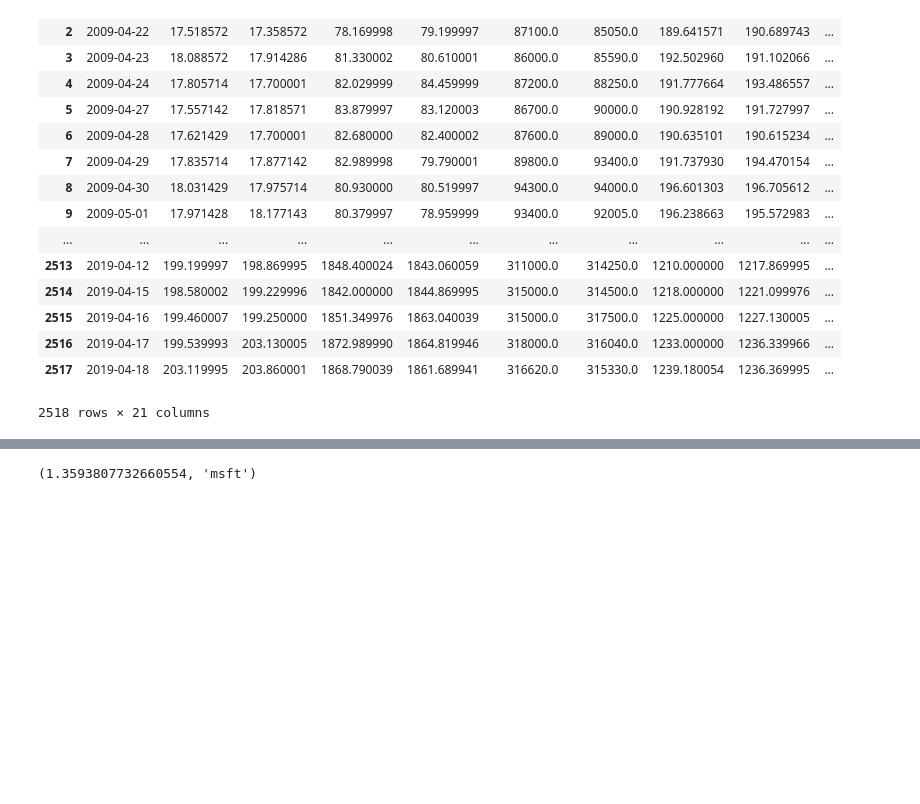
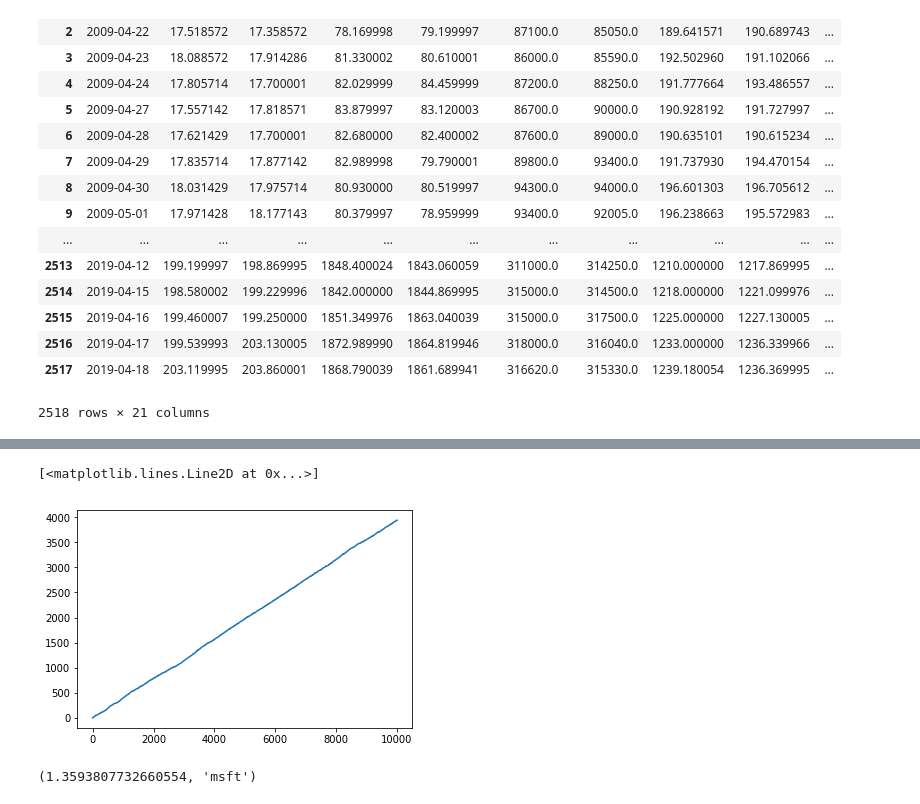
Before and after one commit to jiujianxian/COS-511-Project, a Jupyter notebook: Thompson_Sampling.ipynb, the cells around one changed output, grey strips where cells are left out. Cells and saved outputs as stored; diff of their text form; code cells hidden in the pictures; blank space fills up the shorter version.

```diff
--- a/Thompson_Sampling.ipynb
+++ b/Thompson_Sampling.ipynb
@@ -108,0 +344,5 @@ def Thomason_Sampling(stocks,iterations):
+# %%
+plt.plot(indices, regret)
+# %% [output]
+[<matplotlib.lines.Line2D at 0x...>]
+[figure, added]
```
Also changed, not shown: parts of 30 cells of this notebook, 2 other files.
